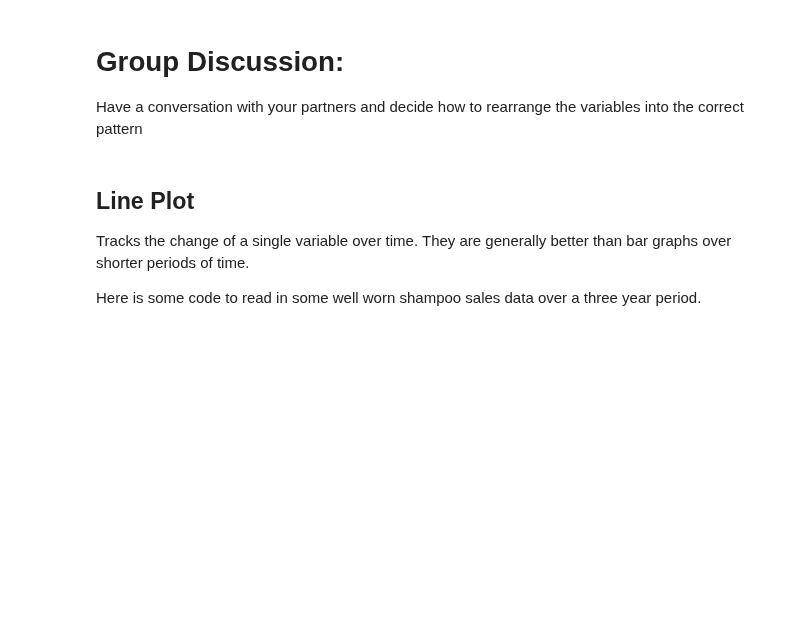
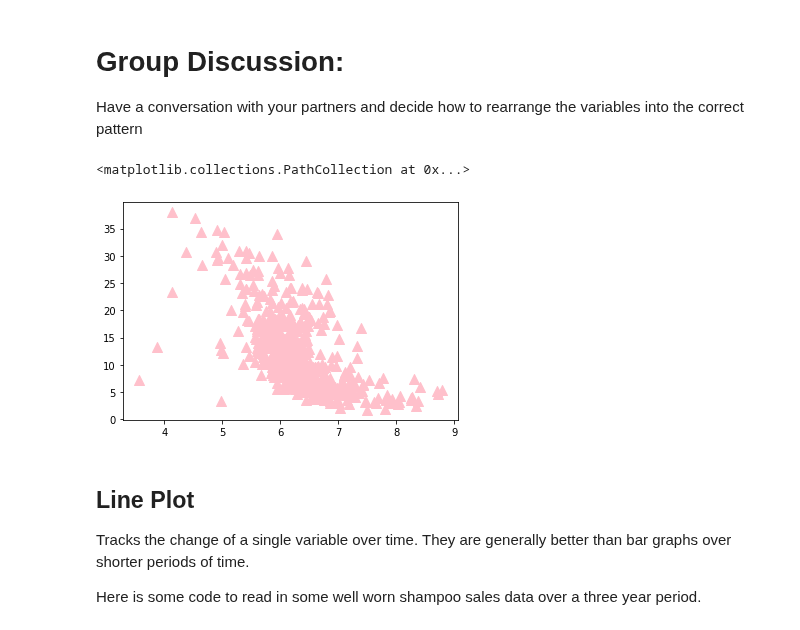
Before and after one commit to lecritch/data_viz_chi_sea_ds_051120, a Jupyter notebook: matplotlib.ipynb, the cells around one changed output. Drawn from its saved outputs; the diff is of its cells as text; code cells hidden in the pictures; blank space fills up the shorter version.

```diff
--- a/matplotlib.ipynb
+++ b/matplotlib.ipynb
@@ -184,3 +213,16 @@ s=boston_df.LSTAT
+# %%
+x = boston_df.RM
+y = boston_df.LSTAT
+s = 100
+c = 'pink'
+marker = '^'
+alpha = .5 #opacity
+
+
+plt.scatter(x, y, s, c, marker, alpha)
+# %% [output]
+<matplotlib.collections.PathCollection at 0x...>
+[figure, added]
 # %% [markdown]
 ## Line Plot
 
```
Also changed, not shown: parts of 22 cells of this notebook, 2 other files.
